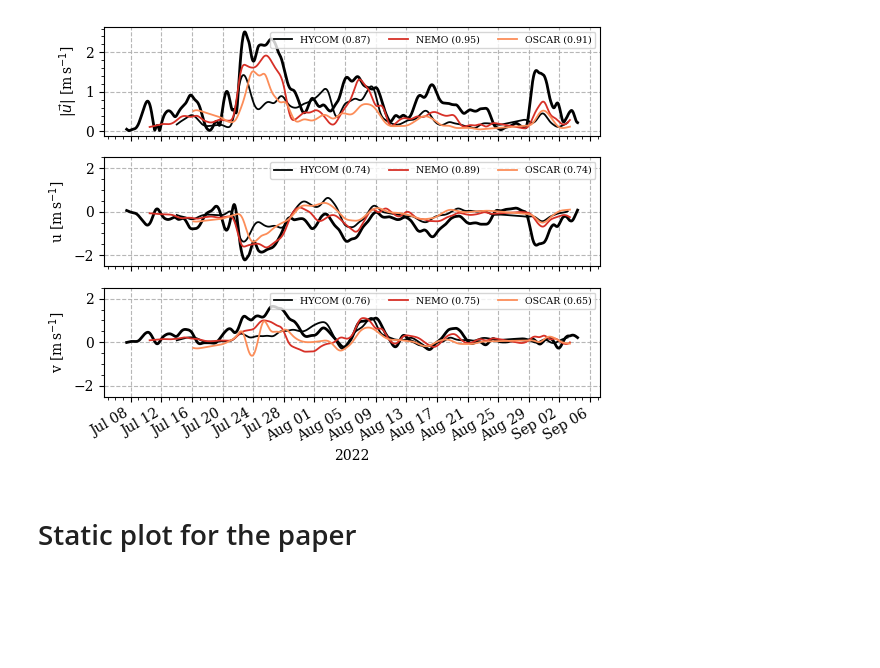
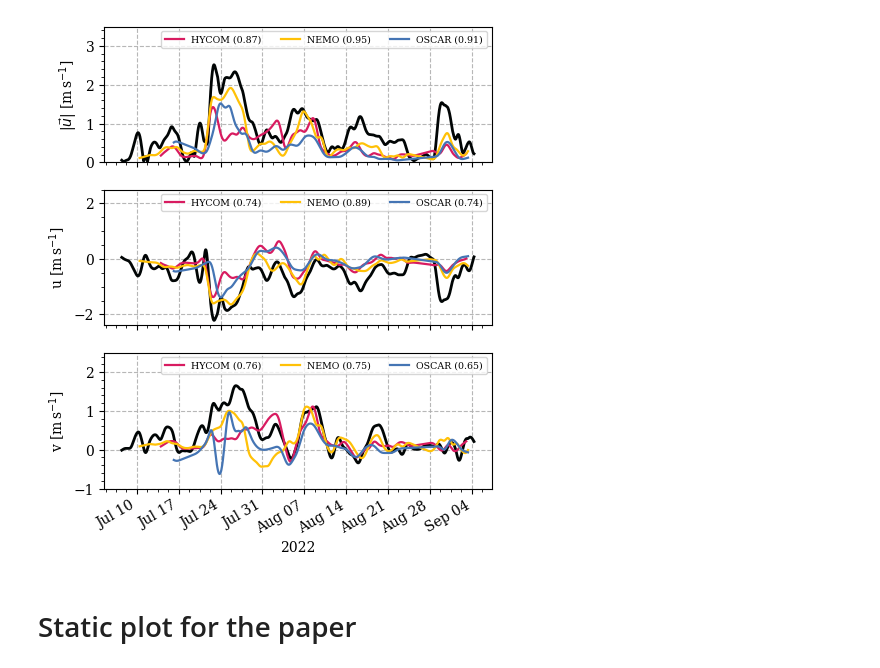
Before and after one commit to iuryt/tico_peixeboi, a Jupyter notebook: src/01-surface_currents.ipynb, the cells around one changed output. Drawn from its saved outputs; the diff is of its cells as text; code cells hidden in the pictures; blank space fills up the shorter version.

Commit message:
new colors and aspect ratio for model comparison

```diff
--- a/src/01-surface_currents.ipynb
+++ b/src/01-surface_currents.ipynb
@@ -112,43 +115,40 @@ oscari = smooth(oscar.interp(
 # %%
 # Define a lambda function for the correlation coefficient calculation
 R = lambda x, y, d="time": ((x * y).sum(d) / (np.sqrt((x**2).sum(d)) * np.sqrt((y**2).sum(d)))).values
 
 # Format for the date in the x-axis
 fmt = "%b %d"
 
 # Create subplots
-fig, ax = plt.subplots(3, 1)
+fig, ax = plt.subplots(3, 1, figsize = (5, 6))
 
 # Loop through axes and variables to plot
 for a, k in zip(ax, ["spd", "u", "v"]):
     # Plot the TICO dataset
-    tico[k].plot(ax=a, color="k")
+    tico[k].plot(ax=a)
     # Plot the interpolated and smoothed datasets, adding the correlation coefficient to the label
-    hycomi[k].plot(ax=a, label=f"HYCOM ({R(tico[k], hycomi[k]):.2f})", lw=1.3)
-    glorysi[k].plot(ax=a, label=f"NEMO ({R(tico[k], glorysi[k]):.2f})", lw=1.3)
-    oscari[k].plot(ax=a, label=f"OSCAR ({R(tico[k], oscari[k]):.2f})", lw=1.3)
+    hycomi[k].plot(ax=a, label=f"HYCOM ({R(tico[k], hycomi[k]):.2f})", lw=1.6)
+    glorysi[k].plot(ax=a, label=f"NEMO ({R(tico[k], glorysi[k]):.2f})", lw=1.6)
+    oscari[k].plot(ax=a, label=f"OSCAR ({R(tico[k], oscari[k]):.2f})", lw=1.6)
     # Set legend properties
     a.legend(ncol=3, fontsize=6.8, loc=1)
 
-    # Adjust y-limits for u and v components
-    if k != "spd":
-        a.set(ylim=[-2.5, 2.5])
-
     # Set x-axis properties
-    a.xaxis.set_major_locator(DayLocator(interval=4))
+    a.xaxis.set_major_locator(DayLocator(interval=7))
     a.xaxis.set_major_formatter(DateFormatter(fmt))
     # Add grid to the subplot
     a.grid(True, linestyle="--", alpha=0.9)
 
+
 # Set labels for each subplot
-ax[0].set(ylabel="|$\\vec{{u}}$| [m$\,$s$^{-1}$]", xticklabels=[], xlabel="")
-ax[1].set(ylabel="u [m$\,$s$^{-1}$]", xticklabels=[], xlabel="")
-ax[2].set(ylabel="v [m$\,$s$^{-1}$]", xlabel="2022")
+ax[0].set(ylabel="|$\\vec{{u}}$| [m$\,$s$^{-1}$]", xticklabels=[], xlabel="", ylim = [0, 3.5])
+ax[1].set(ylabel="u [m$\,$s$^{-1}$]", xticklabels=[], xlabel="", ylim = [-2.4, 2.5])
+ax[2].set(ylabel="v [m$\,$s$^{-1}$]", xlabel="2022", ylim = [-1, 2.5])
 
 # Save the figure to a file
 fig.savefig("../img/comparing_products.png", dpi=300, facecolor="w", bbox_inches="tight")
 # %% [output]
-[figure, old version]
+[figure, new version]
 # %% [markdown]
 # Static plot for the paper
 # %%
```
Also changed, not shown: parts of 1 cell of this notebook.
